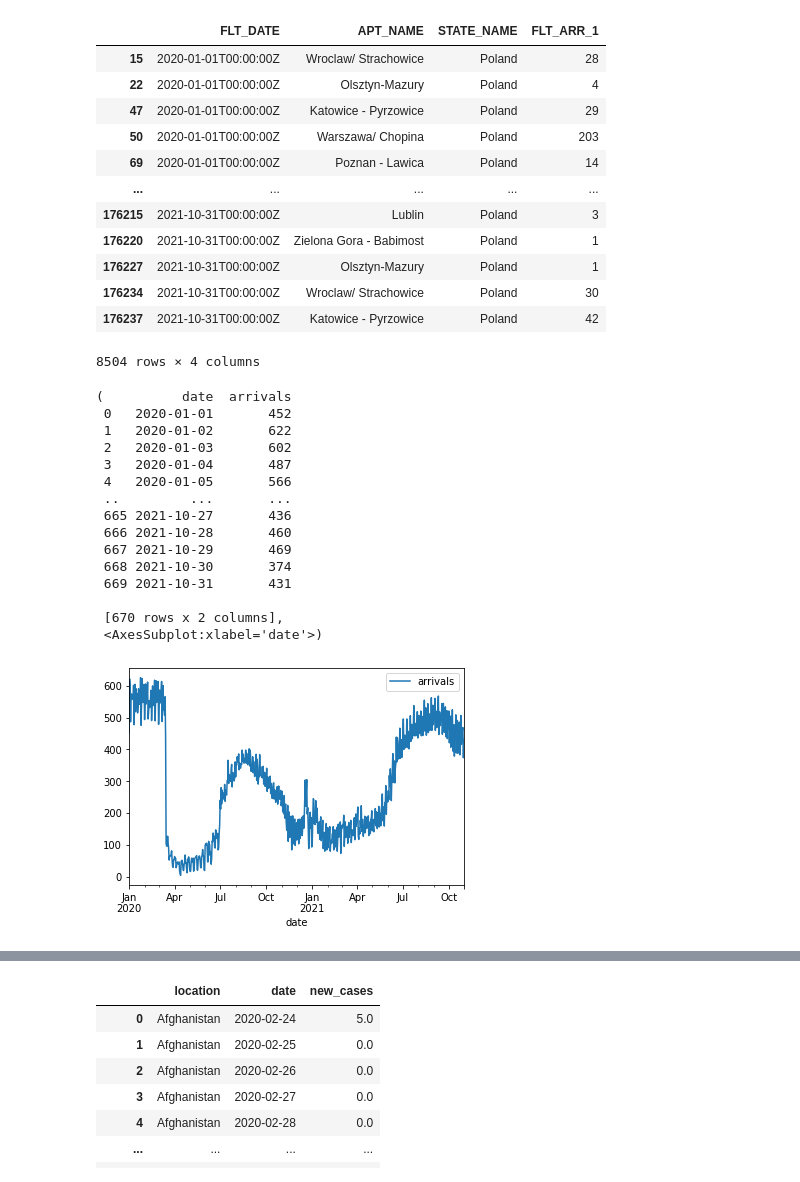
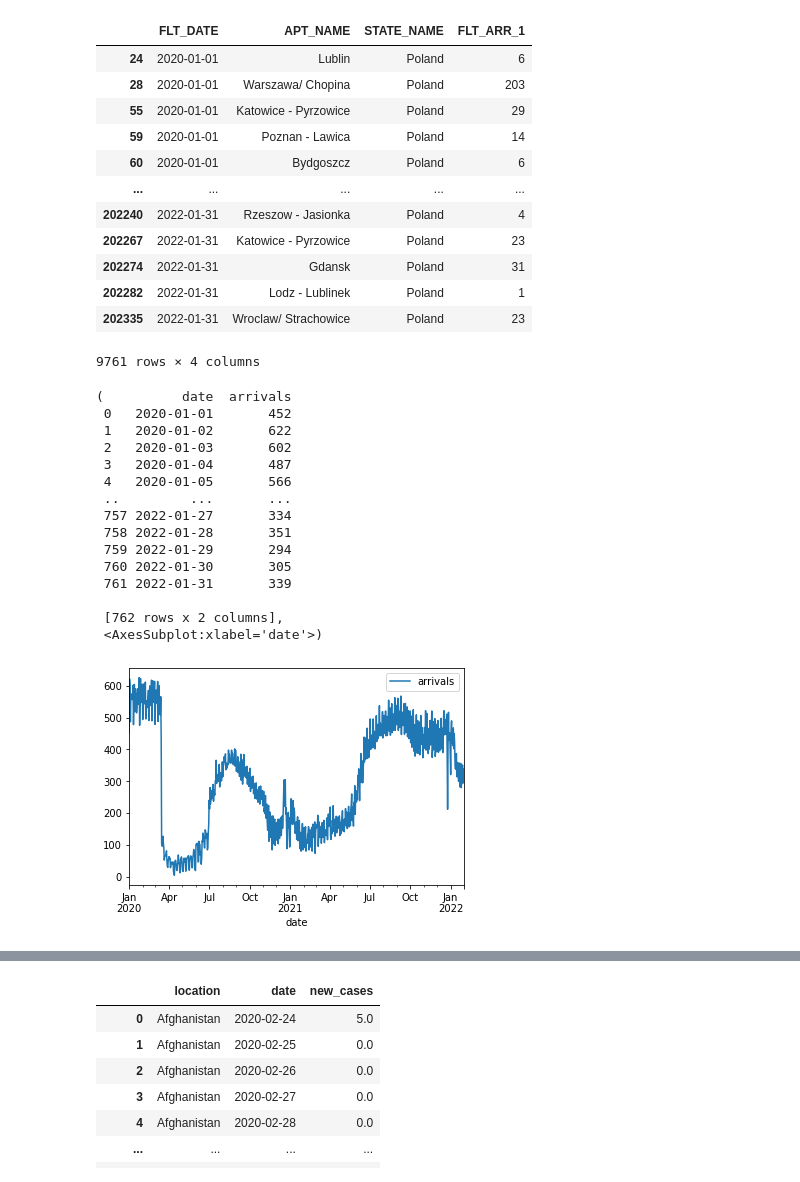
Before and after one commit to DimaYurchenko/covid-flight-prediction, a Jupyter notebook: final-prediction.ipynb, the cells around one changed output, grey strips where cells are left out. Drawn from its saved outputs; the diff is of its cells as text; code cells hidden in the pictures.

```diff
--- a/final-prediction.ipynb
+++ b/final-prediction.ipynb
@@ -6,10 +6,7 @@ warnings.simplefilter('ignore')
 
 researched_country = 'Poland'
 # %%
-arrivals2020 = pandas.read_csv('raw_data/raw_arrivals_data/arrivals_2020.csv')
-arrivals2021 = pandas.read_csv('raw_data/raw_arrivals_data/arrivals_2021.csv')
-
-arrivals_data = arrivals2020.append(arrivals2021, ignore_index=True)
+arrivals_data = pandas.read_csv('raw_data/raw_arrivals_data/arrivals_2020-2022.csv')
 
 arrivals_data
 # %% [output]
@@ -29,6 +26,6 @@ arrivals_data
 # %%
 arrivals_data = arrivals_data.filter(["FLT_DATE", "APT_NAME", "STATE_NAME", "FLT_ARR_1"])
-
+arrivals_data['FLT_DATE'] = pandas.to_datetime(arrivals_data['FLT_DATE'])
 arrivals_data
 # %% [output]
 |  | FLT_DATE | APT_NAME | STATE_NAME | FLT_ARR_1 |
@@ -50,52 +47,52 @@ arrivals_data = arrivals_data.drop(arrivals_data[arrivals_data['STATE_NAME'] !=
 arrivals_data
 # %% [output]
 |  | FLT_DATE | APT_NAME | STATE_NAME | FLT_ARR_1 |
-| 15 | 2020-01-01T00:00:00Z | Wroclaw/ Strachowice | Poland | 28 |
-| 22 | 2020-01-01T00:00:00Z | Olsztyn-Mazury | Poland | 4 |
-| 47 | 2020-01-01T00:00:00Z | Katowice - Pyrzowice | Poland | 29 |
-| 50 | 2020-01-01T00:00:00Z | Warszawa/ Chopina | Poland | 203 |
-| 69 | 2020-01-01T00:00:00Z | Poznan - Lawica | Poland | 14 |
+| 24 | 2020-01-01 | Lublin | Poland | 6 |
+| 28 | 2020-01-01 | Warszawa/ Chopina | Poland | 203 |
+| 55 | 2020-01-01 | Katowice - Pyrzowice | Poland | 29 |
+| 59 | 2020-01-01 | Poznan - Lawica | Poland | 14 |
+| 60 | 2020-01-01 | Bydgoszcz | Poland | 6 |
 | ... | ... | ... | ... | ... |
-| 176215 | 2021-10-31T00:00:00Z | Lublin | Poland | 3 |
-| 176220 | 2021-10-31T00:00:00Z | Zielona Gora - Babimost | Poland | 1 |
-| 176227 | 2021-10-31T00:00:00Z | Olsztyn-Mazury | Poland | 1 |
-| 176234 | 2021-10-31T00:00:00Z | Wroclaw/ Strachowice | Poland | 30 |
-| 176237 | 2021-10-31T00:00:00Z | Katowice - Pyrzowice | Poland | 42 |
+| 202240 | 2022-01-31 | Rzeszow - Jasionka | Poland | 4 |
+| 202267 | 2022-01-31 | Katowice - Pyrzowice | Poland | 23 |
+| 202274 | 2022-01-31 | Gdansk | Poland | 31 |
+| 202282 | 2022-01-31 | Lodz - Lublinek | Poland | 1 |
+| 202335 | 2022-01-31 | Wroclaw/ Strachowice | Poland | 23 |
-8504 rows × 4 columns
+9761 rows × 4 columns
 # %%
 data_arrival_dict = dict()
 
 for index, row in arrivals_data.iterrows():
-    date = row['FLT_DATE'][0:10]
+    date = row['FLT_DATE']
     arrivals = row["FLT_ARR_1"]
     if date in data_arrival_dict:
         data_arrival_dict[date] += arrivals
     else:
         data_arrival_dict[date] = arrivals
 
 arrivals_data = pandas.DataFrame(data_arrival_dict.items(), columns=['date', 'arrivals'])
 
 arrivals_data['date'] = pandas.to_datetime(arrivals_data['date'])
 
 
 arrivals_data, arrivals_data.plot(x = 'date')
 # %% [output]
 (          date  arrivals
  0   2020-01-01       452
  1   2020-01-02       622
  2   2020-01-03       602
  3   2020-01-04       487
  4   2020-01-05       566
  ..         ...       ...
- 665 2021-10-27       436
- 666 2021-10-28       460
- 667 2021-10-29       469
- 668 2021-10-30       374
- 669 2021-10-31       431
+ 757 2022-01-27       334
+ 758 2022-01-28       351
+ 759 2022-01-29       294
+ 760 2022-01-30       305
+ 761 2022-01-31       339
 
- [670 rows x 2 columns],
+ [762 rows x 2 columns],
  <AxesSubplot:xlabel='date'>)
-[figure, old version]
+[figure, new version]
 # %%
 covid_data = pandas.read_csv('raw_data/covid_data_raw.csv')
 
```
Also changed, not shown: parts of 9 cells of this notebook.
